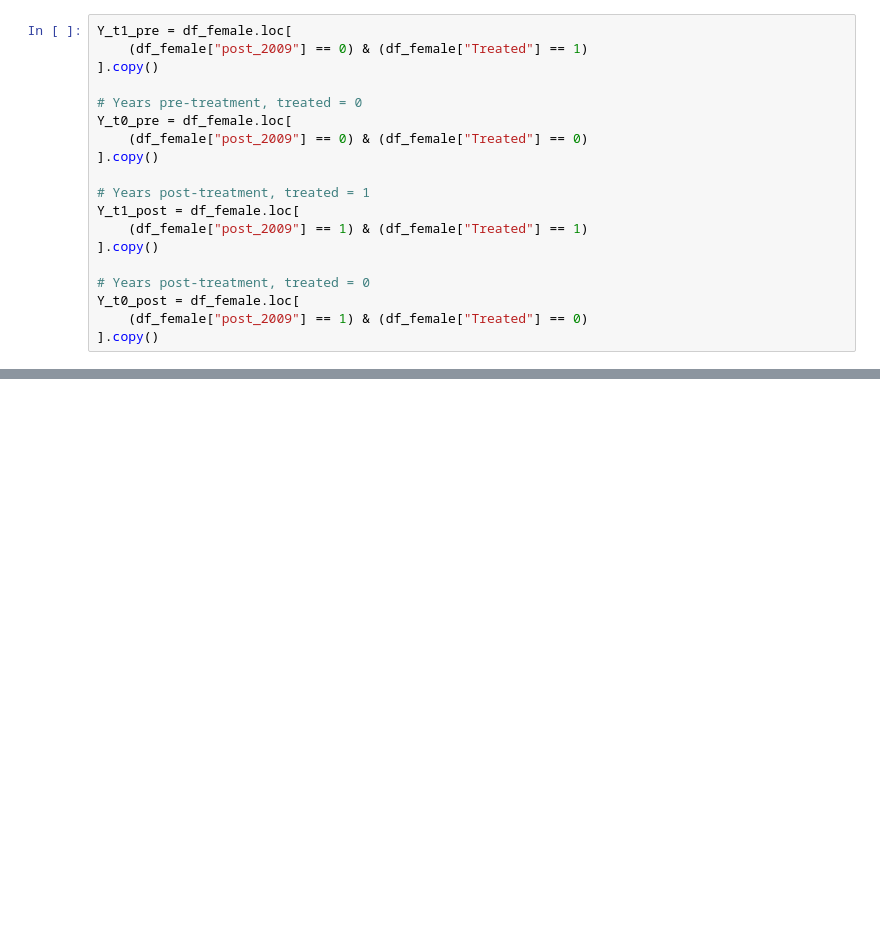
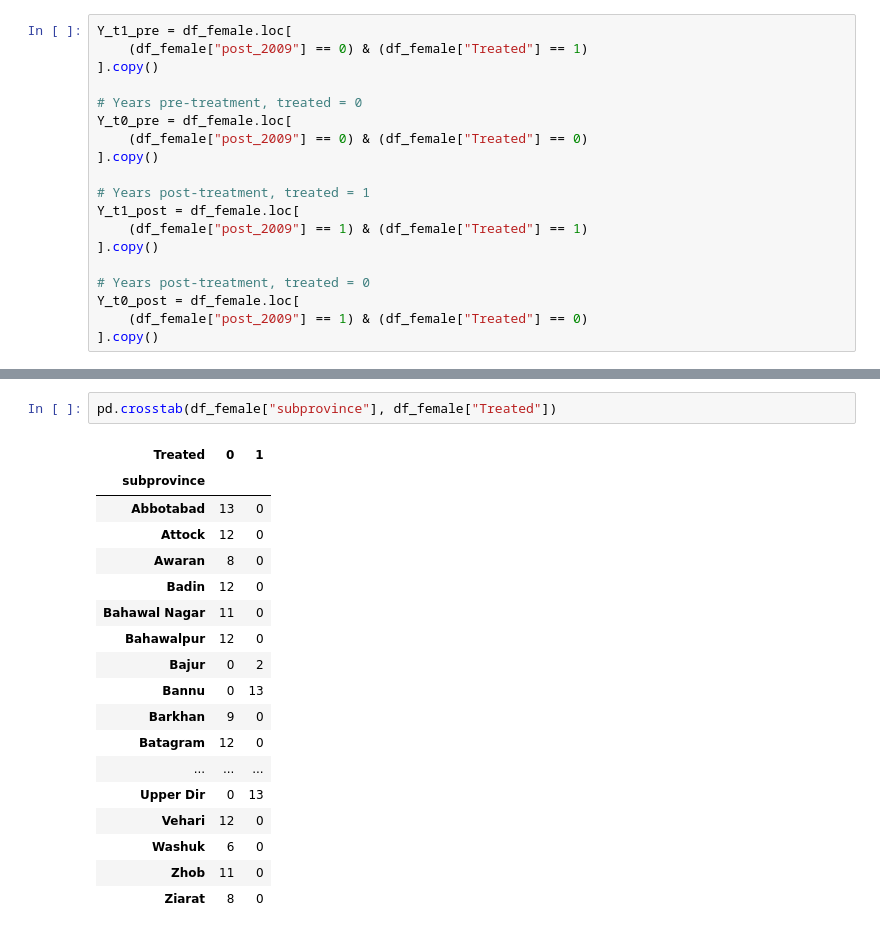
Before and after one commit to preetkhowaja/taliban_impact_pakistan, a Jupyter notebook: 20_analysis/big_merge.ipynb, the cells around one changed output, grey strips where cells are left out. Drawn from its saved outputs; the diff is of its cells as text; blank space fills up the shorter version.

```diff
--- a/20_analysis/big_merge.ipynb
+++ b/20_analysis/big_merge.ipynb
@@ -619,0 +639,21 @@ base4 = (
+# %%
+pd.crosstab(df_female["subprovince"], df_female["Treated"])
+# %% [output]
+| Treated | 0 | 1 |
+| subprovince |  |  |
+| Abbotabad | 13 | 0 |
+| Attock | 12 | 0 |
+| Awaran | 8 | 0 |
+| Badin | 12 | 0 |
+| Bahawal Nagar | 11 | 0 |
+| Bahawalpur | 12 | 0 |
+| Bajur | 0 | 2 |
+| Bannu | 0 | 13 |
+| Barkhan | 9 | 0 |
+| Batagram | 12 | 0 |
+| ... | ... | ... |
+| Upper Dir | 0 | 13 |
+| Vehari | 12 | 0 |
+| Washuk | 6 | 0 |
+| Zhob | 11 | 0 |
+| Ziarat | 8 | 0 |
```
Also changed, not shown: parts of 11 cells of this notebook, 1 other file.
